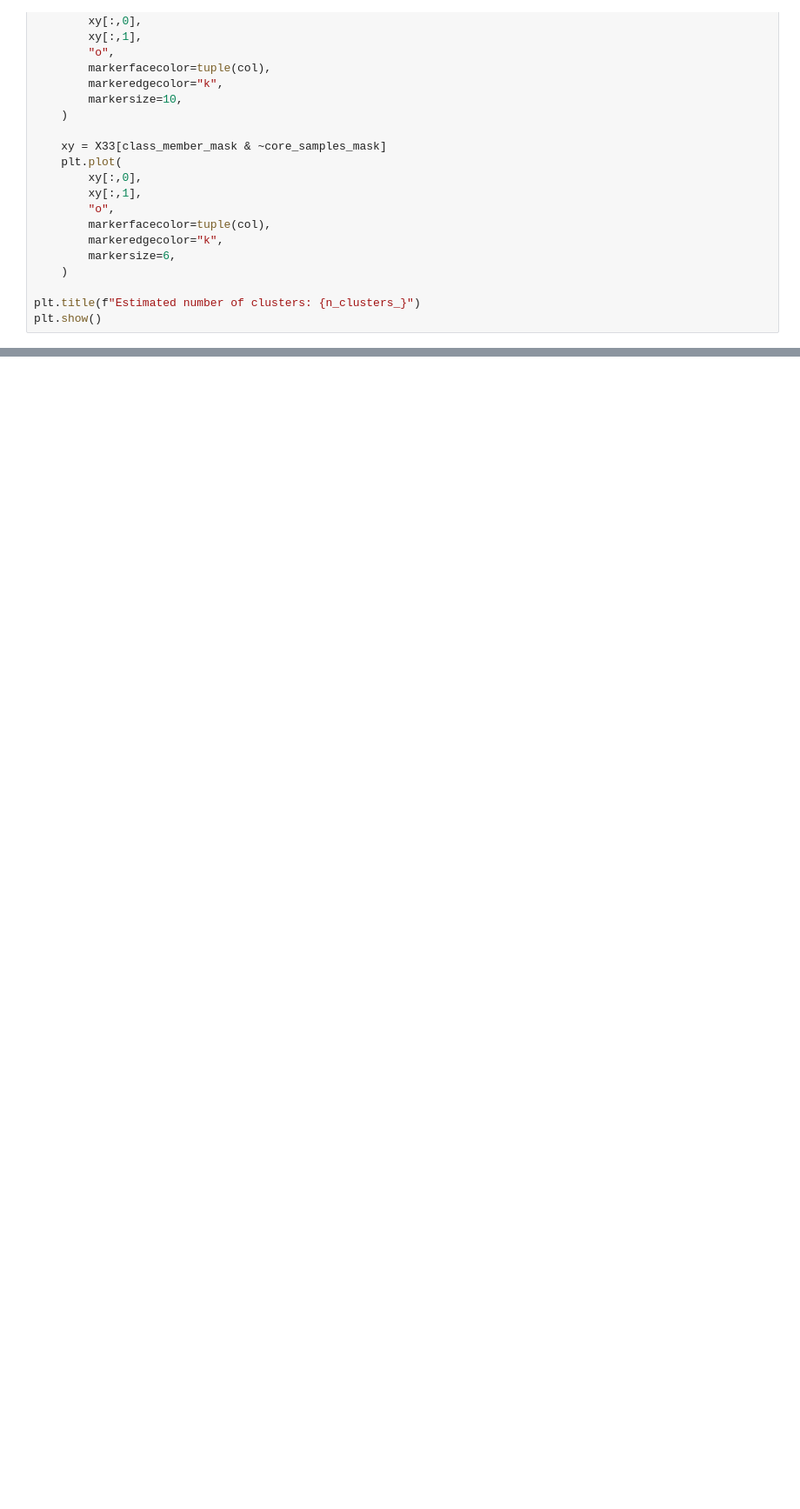
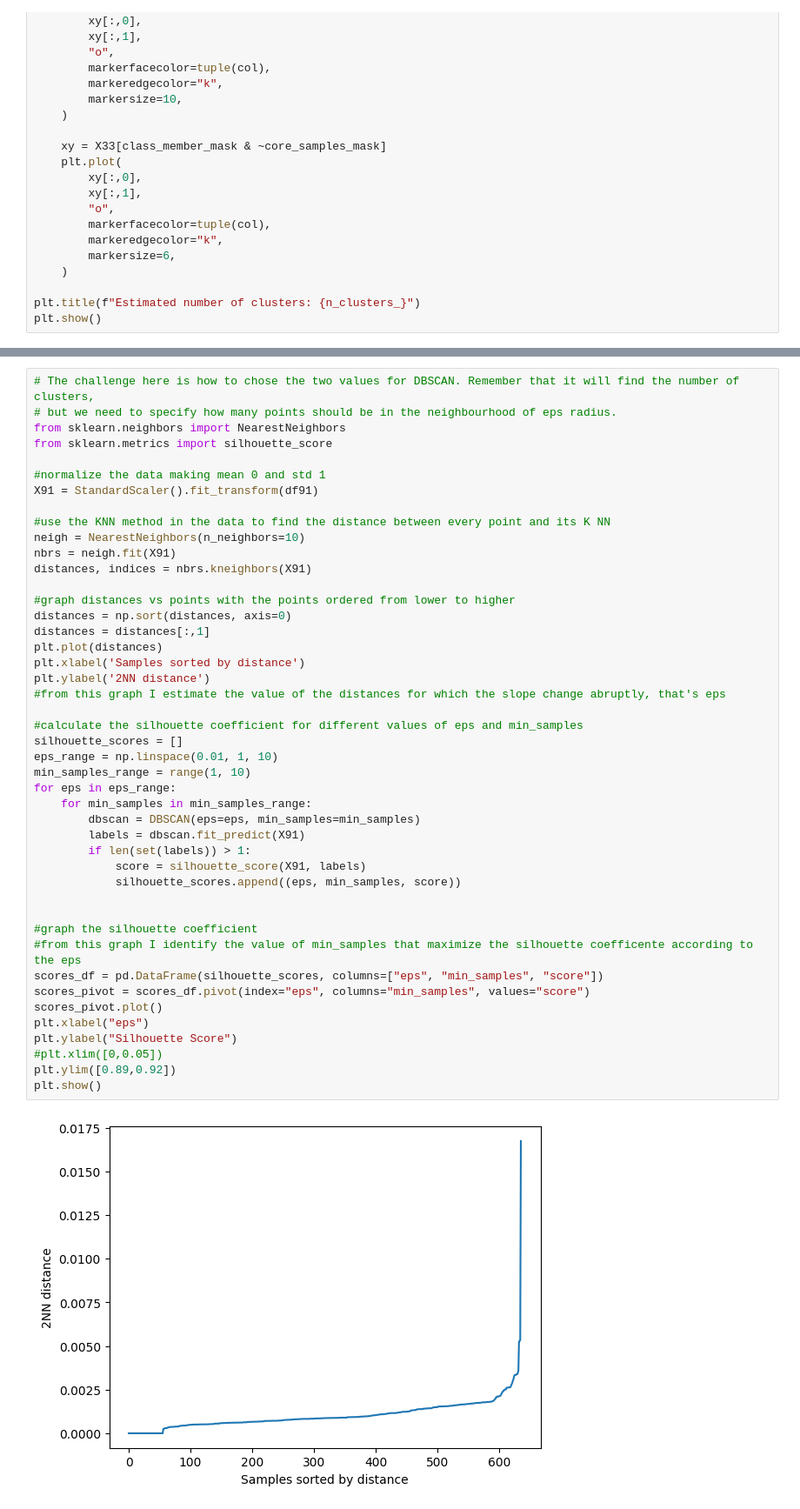
Before and after one commit to yninom/CLUSTERING, a Jupyter notebook: DBSCAN/DBSCAN_Ex.ipynb, the cells around one changed output, grey strips where cells are left out. Shown: that part at 87% size. Drawn from its saved outputs; the diff is of its cells as text; blank space fills up the shorter version.

```diff
--- a/DBSCAN/DBSCAN_Ex.ipynb
+++ b/DBSCAN/DBSCAN_Ex.ipynb
@@ -236,0 +261,47 @@ plt.show()
+# %%
+# The challenge here is how to chose the two values for DBSCAN. Remember that it will find the number of clusters,
+# but we need to specify how many points should be in the neighbourhood of eps radius.
+from sklearn.neighbors import NearestNeighbors
+from sklearn.metrics import silhouette_score
+
+#normalize the data making mean 0 and std 1
+X91 = StandardScaler().fit_transform(df91)
+
+#use the KNN method in the data to find the distance between every point and its K NN
+neigh = NearestNeighbors(n_neighbors=10)
+nbrs = neigh.fit(X91)
+distances, indices = nbrs.kneighbors(X91)
+
+#graph distances vs points with the points ordered from lower to higher
+distances = np.sort(distances, axis=0)
+distances = distances[:,1]
+plt.plot(distances)
+plt.xlabel('Samples sorted by distance')
+plt.ylabel('2NN distance')
+#from this graph I estimate the value of the distances for which the slope change abruptly, that's eps
+
+#calculate the silhouette coefficient for different values of eps and min_samples
+silhouette_scores = []
+eps_range = np.linspace(0.01, 1, 10)
+min_samples_range = range(1, 10)
+for eps in eps_range:
+    for min_samples in min_samples_range:
+        dbscan = DBSCAN(eps=eps, min_samples=min_samples)
+        labels = dbscan.fit_predict(X91)
+        if len(set(labels)) > 1:
+            score = silhouette_score(X91, labels)
+            silhouette_scores.append((eps, min_samples, score))
+
+
+#graph the silhouette coefficient
+#from this graph I identify the value of min_samples that maximize the silhouette coefficente according to the eps
+scores_df = pd.DataFrame(silhouette_scores, columns=["eps", "min_samples", "score"])
+scores_pivot = scores_df.pivot(index="eps", columns="min_samples", values="score")
+scores_pivot.plot()
+plt.xlabel("eps")
+plt.ylabel("Silhouette Score")
+#plt.xlim([0,0.05])
+plt.ylim([0.89,0.92])
+plt.show()
+# %% [output]
+[figure, added]
```
Also changed, not shown: parts of 13 cells of this notebook.
